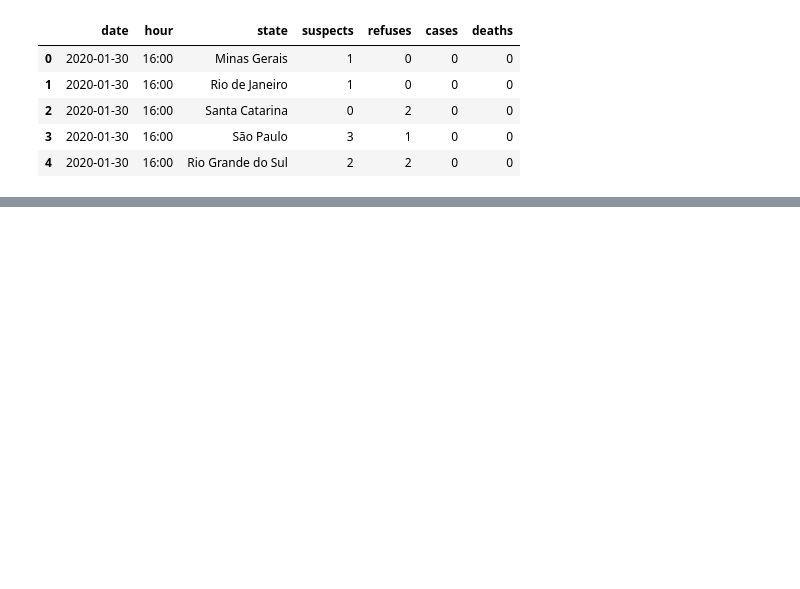
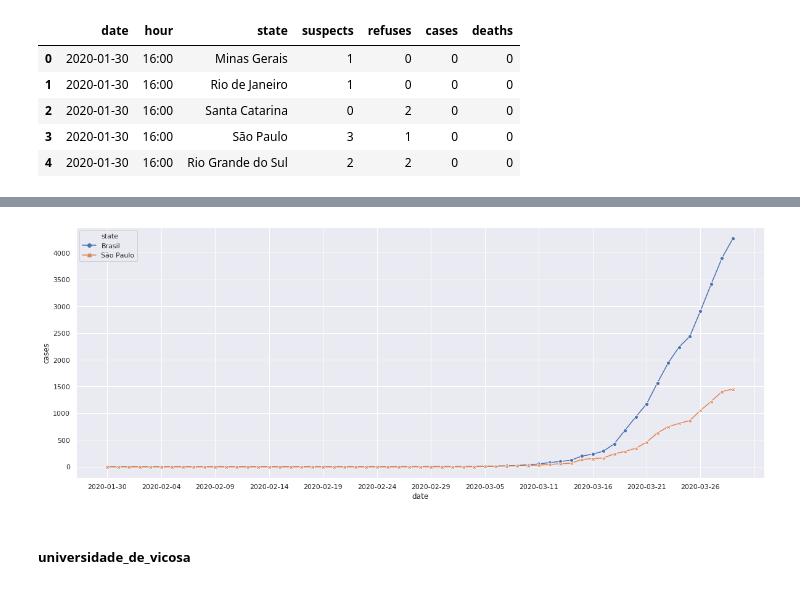
Before and after one commit to pedroseiler/coronavirus, a Jupyter notebook: notebooks/covid_1.ipynb, the cells around one changed output, grey strips where cells are left out. Cells and saved outputs as stored; diff of their text form; code cells hidden in the pictures; blank space fills up the shorter version.

```diff
--- a/notebooks/covid_1.ipynb
+++ b/notebooks/covid_1.ipynb
@@ -35,0 +144,12 @@ Data mínima: 2020-01-30
+# %%
+plt.figure(figsize=(20,7.5))
+ax = sns.lineplot(x="date", y="cases",
+                  hue="state", markers=True, style = "state",
+                  dashes=False, data=covid19_brasil_sp)
+
+ax.yaxis.set_major_locator(ticker.MultipleLocator(500))
+ax.xaxis.set_major_locator(ticker.MultipleLocator(5))
+# %% [output]
+[figure, added]
+# %% [markdown]
+##### universidade_de_vicosa
```
Also changed, not shown: parts of 47 cells of this notebook, 19 other files.
